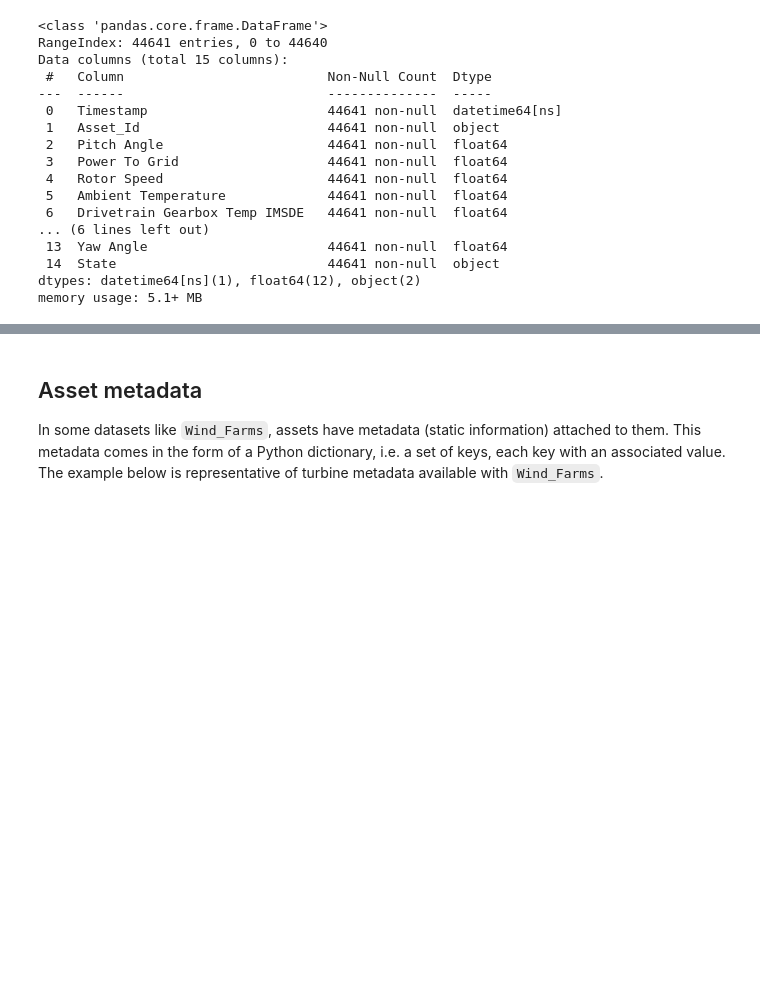
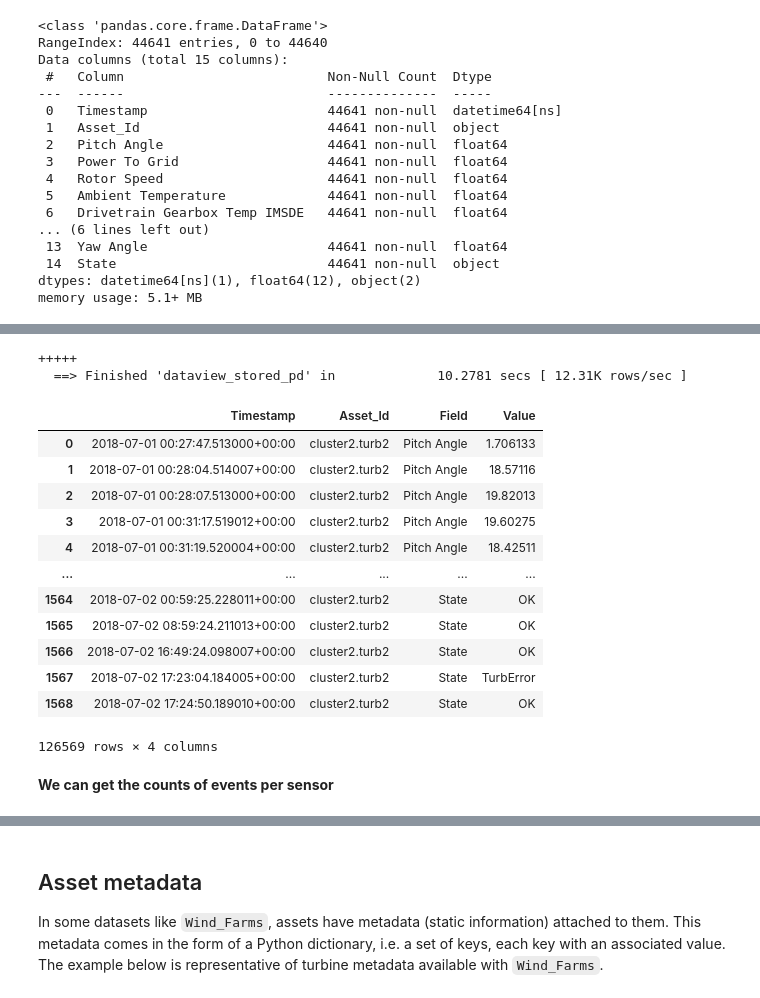
Before and after one commit to camlf/wind_farms, a Jupyter notebook: Wind_Farms_Dataset_Quickstart.ipynb, the cells around one changed output, grey strips where cells are left out. Cells and saved outputs as stored; diff of their text form; code cells hidden in the pictures; blank space fills up the shorter version.

```diff
--- a/Wind_Farms_Dataset_Quickstart.ipynb
+++ b/Wind_Farms_Dataset_Quickstart.ipynb
@@ -271,0 +287,23 @@ memory usage: 5.1+ MB
+# %%
+df_stored = hub.dataview_stored_pd(
+    namespace_id, dataview_id, "2018-07-01", "2018-07-03"
+)
+df_stored
+# %% [output]
++++++
+  ==> Finished 'dataview_stored_pd' in             10.2781 secs [ 12.31K rows/sec ]
+|  | Timestamp | Asset_Id | Field | Value |
+| 0 | 2018-07-01 00:27:47.513000+00:00 | cluster2.turb2 | Pitch Angle | 1.706133 |
+| 1 | 2018-07-01 00:28:04.514007+00:00 | cluster2.turb2 | Pitch Angle | 18.57116 |
+| 2 | 2018-07-01 00:28:07.513000+00:00 | cluster2.turb2 | Pitch Angle | 19.82013 |
+| 3 | 2018-07-01 00:31:17.519012+00:00 | cluster2.turb2 | Pitch Angle | 19.60275 |
+| 4 | 2018-07-01 00:31:19.520004+00:00 | cluster2.turb2 | Pitch Angle | 18.42511 |
+| ... | ... | ... | ... | ... |
+| 1564 | 2018-07-02 00:59:25.228011+00:00 | cluster2.turb2 | State | OK |
+| 1565 | 2018-07-02 08:59:24.211013+00:00 | cluster2.turb2 | State | OK |
+| 1566 | 2018-07-02 16:49:24.098007+00:00 | cluster2.turb2 | State | OK |
+| 1567 | 2018-07-02 17:23:04.184005+00:00 | cluster2.turb2 | State | TurbError |
+| 1568 | 2018-07-02 17:24:50.189010+00:00 | cluster2.turb2 | State | OK |
+126569 rows × 4 columns
+# %% [markdown]
+**We can get the counts of events per sensor**
```
Also changed, not shown: parts of 18 cells of this notebook, 1 other file.
